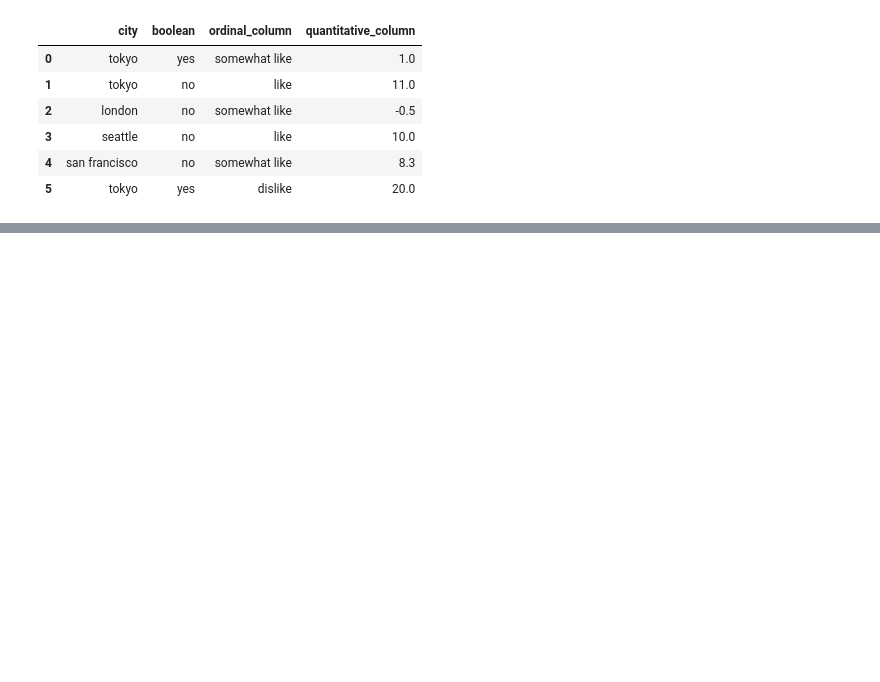
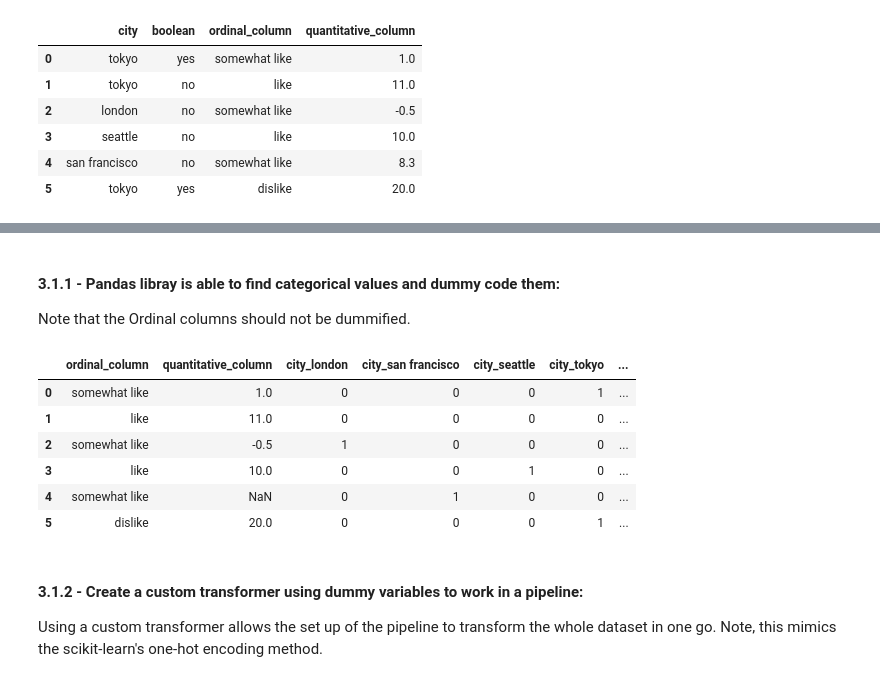
Before and after one commit to ylee9107/FeatureEngineering_myLearning, a Jupyter notebook: 2 - Feature Construction/Feature Construction.ipynb, the cells around one changed output, grey strips where cells are left out. Drawn from its saved outputs; the diff is of its cells as text; code cells hidden in the pictures; blank space fills up the shorter version.

```diff
--- a/2 - Feature Construction/Feature Construction.ipynb
+++ b/2 - Feature Construction/Feature Construction.ipynb
@@ -235,0 +246,21 @@ pipeline_imputer.fit_transform(X_data)
+# %% [markdown]
+#### 3.1.1 - Pandas libray is able to find categorical values and dummy code them:
+
+Note that the Ordinal columns should not be dummified.
+# %%
+# Specify the columns to dummify:
+pd.get_dummies(data=X_data,
+               prefix_sep='_',
+               columns= ['city', 'boolean'])
+# %% [output]
+|  | ordinal_column | quantitative_column | city_london | city_san francisco | city_seattle | city_tokyo | ... |
+| 0 | somewhat like | 1.0 | 0 | 0 | 0 | 1 | ... |
+| 1 | like | 11.0 | 0 | 0 | 0 | 0 | ... |
+| 2 | somewhat like | -0.5 | 1 | 0 | 0 | 0 | ... |
+| 3 | like | 10.0 | 0 | 0 | 1 | 0 | ... |
+| 4 | somewhat like | NaN | 0 | 1 | 0 | 0 | ... |
+| 5 | dislike | 20.0 | 0 | 0 | 0 | 1 | ... |
+# %% [markdown]
+#### 3.1.2 - Create a custom transformer using dummy variables to work in a pipeline:
+
+Using a custom transformer allows the set up of the pipeline to transform the whole dataset in one go. Note, this mimics the scikit-learn's one-hot encoding method.
```
Also changed, not shown: parts of 12 cells of this notebook.
